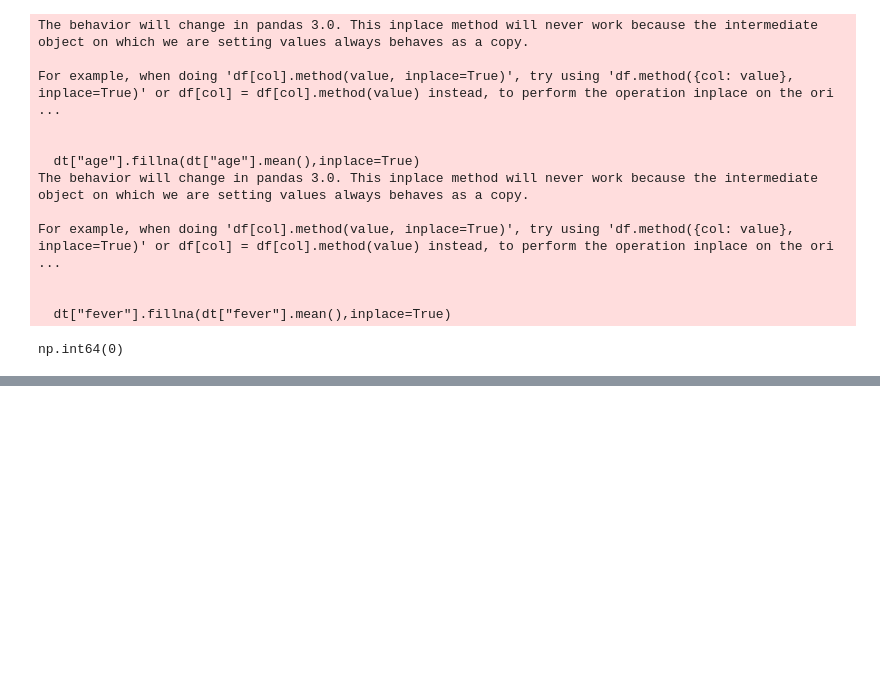
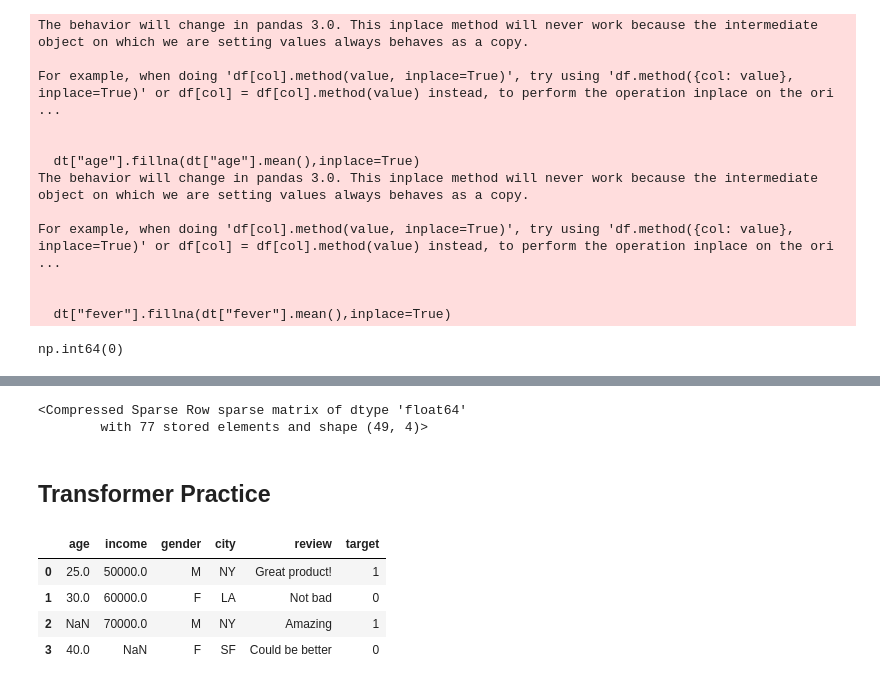
Before and after one commit to abdullahkhanniazi/Data_preprocessing, a Jupyter notebook: Data Preprocessing/Part3(Encoding,transformers).ipynb, the cells around one changed output, grey strips where cells are left out. Drawn from its saved outputs; the diff is of its cells as text; code cells hidden in the pictures; blank space fills up the shorter version.

```diff
--- a/Data Preprocessing/Part3(Encoding,transformers).ipynb
+++ b/Data Preprocessing/Part3(Encoding,transformers).ipynb
@@ -424,0 +470,10 @@ Encoder = OneHotEncoder()
+# %%
+from sklearn.preprocessing import OneHotEncoder
+ohe = OneHotEncoder(drop="first")
+X_train_gender_day = ohe.fit_transform(X_train[["sex","day"]])
+X_test_gender_day = ohe.fit_transform(X_test[["sex","day"]])
+X_train_gender_day
+X_test_gender_day
+# %% [output]
+<Compressed Sparse Row sparse matrix of dtype 'float64'
+        with 77 stored elements and shape (49, 4)>
@@ -424,0 +486,21 @@ Encoder = OneHotEncoder()
+# %% [markdown]
+## Transformer Practice
+# %%
+# Sample data
+data = {
+    'age': [25, 30, None, 40],
+    'income': [50000, 60000, 70000, None],
+    'gender': ['M', 'F', 'M', 'F'],
+    'city': ['NY', 'LA', 'NY', 'SF'],
+    'review': ['Great product!', 'Not bad', 'Amazing', 'Could be better'],
+    'target': [1, 0, 1, 0]
+}
+# %%
+df = pd.DataFrame(data)
+df
+# %% [output]
+|  | age | income | gender | city | review | target |
+| 0 | 25.0 | 50000.0 | M | NY | Great product! | 1 |
+| 1 | 30.0 | 60000.0 | F | LA | Not bad | 0 |
+| 2 | NaN | 70000.0 | M | NY | Amazing | 1 |
+| 3 | 40.0 | NaN | F | SF | Could be better | 0 |
```
Also changed, not shown: parts of 13 cells of this notebook, 1 other file.
